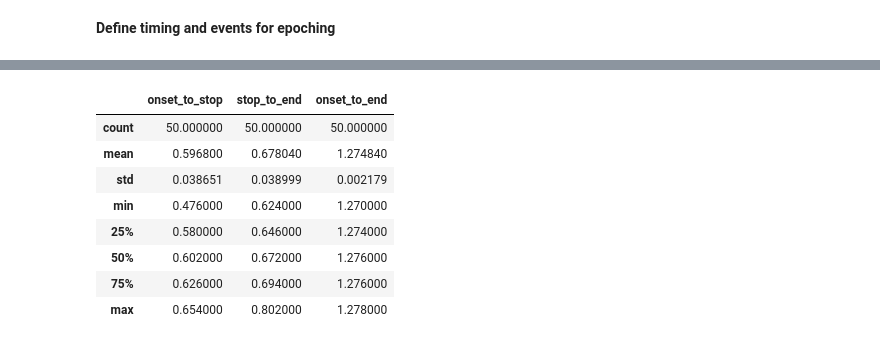
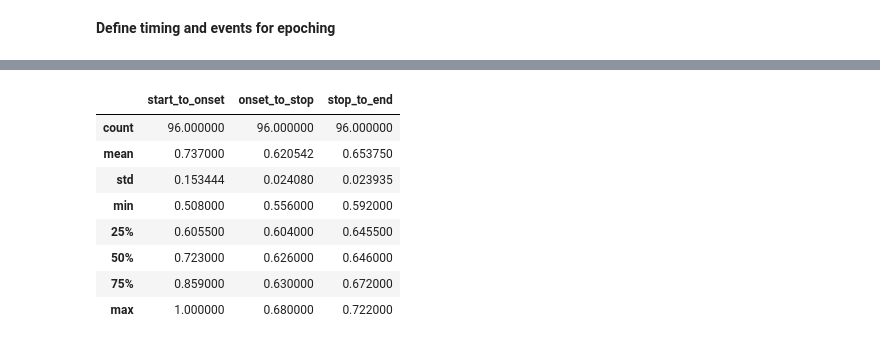
Before and after one commit to bonokat/motor_PD, a Jupyter notebook: pilot_epoching.ipynb, the cells around one changed output, grey strips where cells are left out. Cells and saved outputs as stored; diff of their text form; code cells hidden in the pictures.

```diff
--- a/pilot_epoching.ipynb
+++ b/pilot_epoching.ipynb
@@ -298,26 +260,0 @@ raw.plot(events=events_clean)
-# %%
-rows = []
-
-for trial in good_stop:
-    samp_2 = trial[trial[:, 2] == 2][0, 0]   # onset
-    samp_5 = trial[trial[:, 2] == 5][0, 0]   # stop
-    samp_6 = trial[trial[:, 2] == 6][0, 0]   # end
-
-    rows.append({
-        'onset_to_stop': (samp_5 - samp_2) / sfreq,
-        'stop_to_end': (samp_6 - samp_5) / sfreq,
-        'onset_to_end': (samp_6 - samp_2) / sfreq,
-    })
-
-stop_timing = pd.DataFrame(rows)
-stop_timing.describe()
-# %% [output]
-|  | onset_to_stop | stop_to_end | onset_to_end |
-| count | 50.000000 | 50.000000 | 50.000000 |
-| mean | 0.596800 | 0.678040 | 1.274840 |
-| std | 0.038651 | 0.038999 | 0.002179 |
-| min | 0.476000 | 0.624000 | 1.270000 |
-| 25% | 0.580000 | 0.646000 | 1.274000 |
-| 50% | 0.602000 | 0.672000 | 1.276000 |
-| 75% | 0.626000 | 0.694000 | 1.276000 |
-| max | 0.654000 | 0.802000 | 1.278000 |
@@ -364,0 +261,30 @@ epochs = mne.Epochs(
+# %%
+# Timing from stop signal to end of trial
+rows = []
+
+for trial in trial_events:
+    codes = trial[:, 2]
+    if 5 in codes:
+        samp_1 = trial[codes == 1][0, 0]
+        samp_2 = trial[codes == 2][0, 0]
+        samp_5 = trial[codes == 5][0, 0]
+        samp_6 = trial[codes == 6][0, 0]
+
+        rows.append({
+            'start_to_onset': (samp_2 - samp_1) / sfreq,
+            'onset_to_stop': (samp_5 - samp_2) / sfreq,
+            'stop_to_end': (samp_6 - samp_5) / sfreq,
+        })
+
+stop_timing = pd.DataFrame(rows)
+stop_timing.describe()
+# %% [output]
+|  | start_to_onset | onset_to_stop | stop_to_end |
+| count | 96.000000 | 96.000000 | 96.000000 |
+| mean | 0.737000 | 0.620542 | 0.653750 |
+| std | 0.153444 | 0.024080 | 0.023935 |
+| min | 0.508000 | 0.556000 | 0.592000 |
+| 25% | 0.605500 | 0.604000 | 0.645500 |
+| 50% | 0.723000 | 0.626000 | 0.646000 |
+| 75% | 0.859000 | 0.630000 | 0.672000 |
+| max | 1.000000 | 0.680000 | 0.722000 |
```
Also changed, not shown: parts of 18 cells of this notebook, 1 other file.
